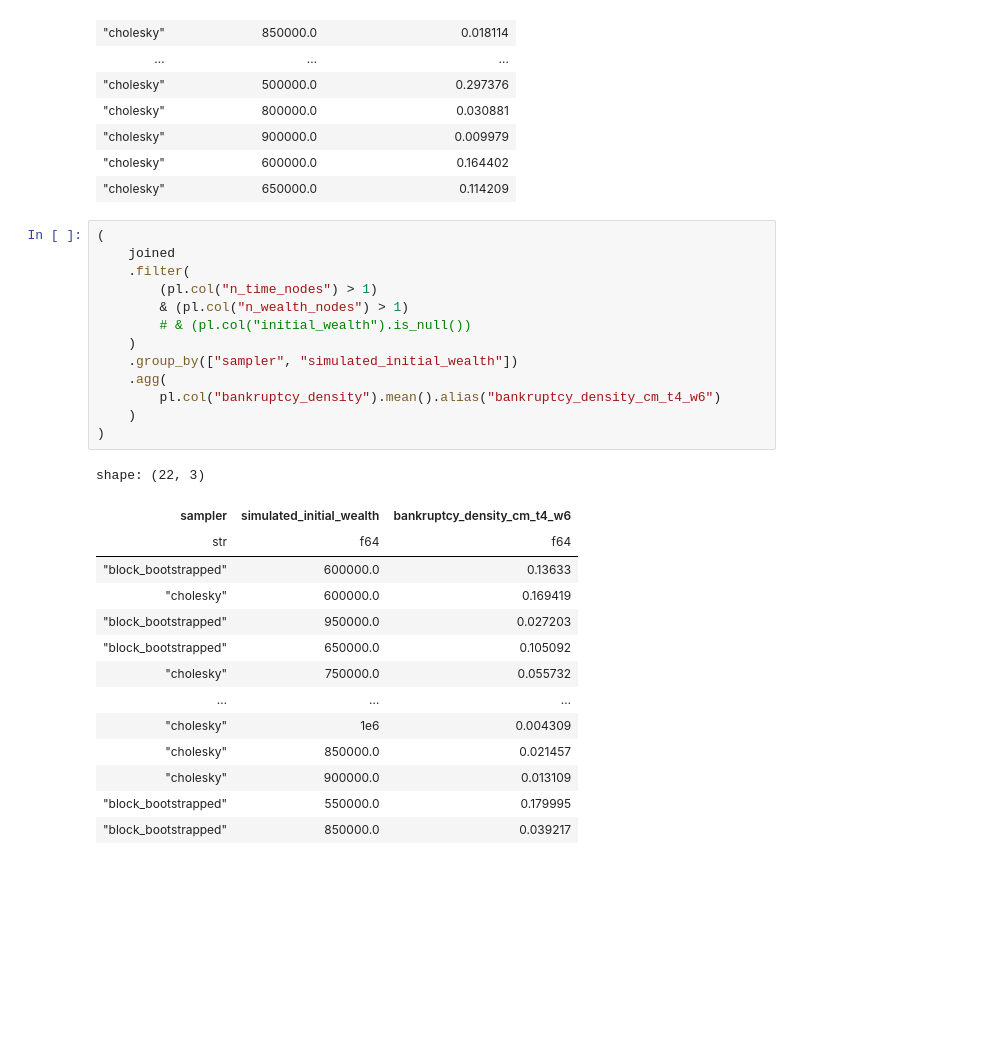
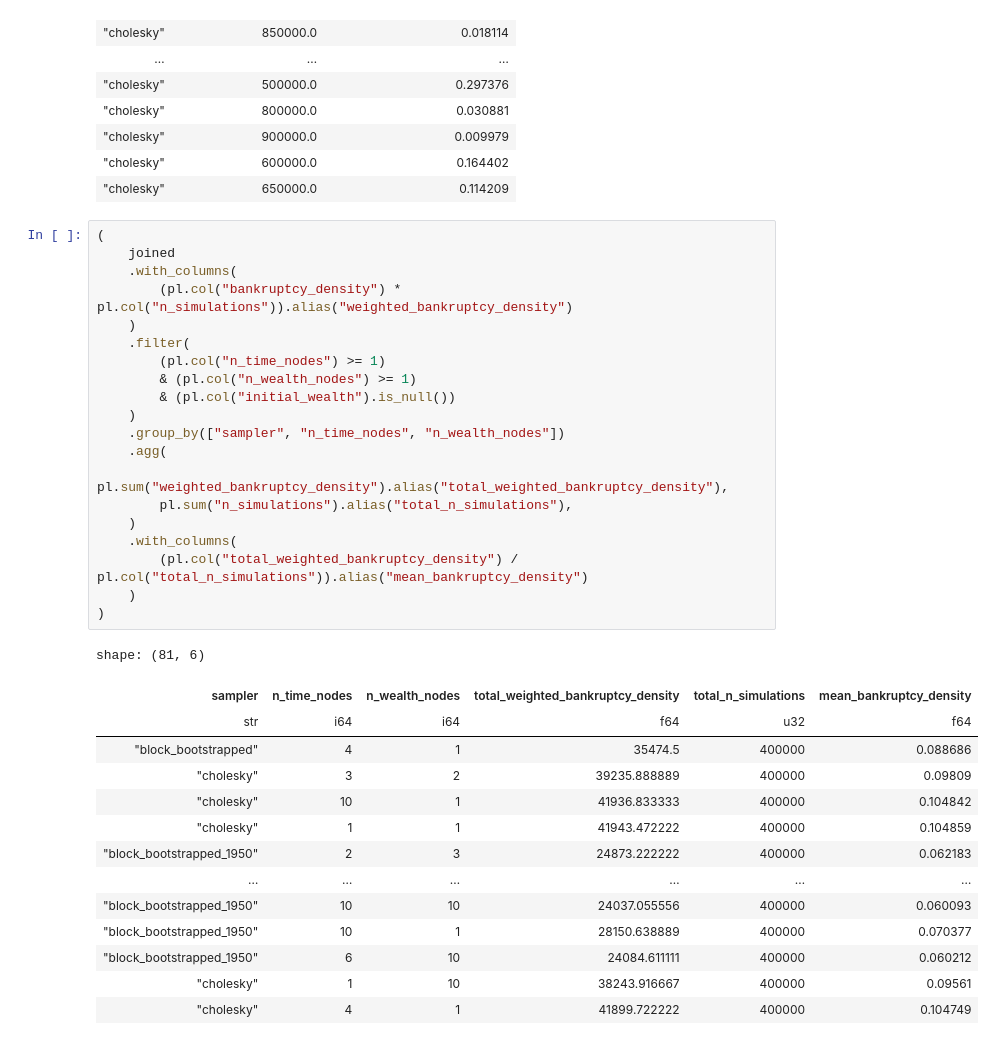
Before and after one commit to Creykish/MADS-Project, a Jupyter notebook: Code/Analysis/2__control_matrix_analysis.ipynb, the cells around one changed output. Saved outputs shown, nothing was run; the diff lists cells and outputs as text; blank space fills up the shorter version.

```diff
--- a/Code/Analysis/2__control_matrix_analysis.ipynb
+++ b/Code/Analysis/2__control_matrix_analysis.ipynb
@@ -654,28 +622,35 @@ shape: (11, 3)
 # %%
 (
     joined
+    .with_columns(
+        (pl.col("bankruptcy_density") * pl.col("n_simulations")).alias("weighted_bankruptcy_density")
+    )
     .filter(
-        (pl.col("n_time_nodes") > 1)
-        & (pl.col("n_wealth_nodes") > 1)
-        # & (pl.col("initial_wealth").is_null())
+        (pl.col("n_time_nodes") >= 1)
+        & (pl.col("n_wealth_nodes") >= 1)
+        & (pl.col("initial_wealth").is_null())
     )
-    .group_by(["sampler", "simulated_initial_wealth"])
+    .group_by(["sampler", "n_time_nodes", "n_wealth_nodes"])
     .agg(
-        pl.col("bankruptcy_density").mean().alias("bankruptcy_density_cm_t4_w6")
+        pl.sum("weighted_bankruptcy_density").alias("total_weighted_bankruptcy_density"),
+        pl.sum("n_simulations").alias("total_n_simulations"),
+    )
+    .with_columns(
+        (pl.col("total_weighted_bankruptcy_density") / pl.col("total_n_simulations")).alias("mean_bankruptcy_density")
     )
 )
 # %% [output]
-shape: (22, 3)
+shape: (81, 6)
-| sampler | simulated_initial_wealth | bankruptcy_density_cm_t4_w6 |
-| str | f64 | f64 |
-| "block_bootstrapped" | 600000.0 | 0.13633 |
-| "cholesky" | 600000.0 | 0.169419 |
-| "block_bootstrapped" | 950000.0 | 0.027203 |
-| "block_bootstrapped" | 650000.0 | 0.105092 |
-| "cholesky" | 750000.0 | 0.055732 |
-| … | … | … |
-| "cholesky" | 1e6 | 0.004309 |
-| "cholesky" | 850000.0 | 0.021457 |
-| "cholesky" | 900000.0 | 0.013109 |
-| "block_bootstrapped" | 550000.0 | 0.179995 |
-| "block_bootstrapped" | 850000.0 | 0.039217 |
+| sampler | n_time_nodes | n_wealth_nodes | total_weighted_bankruptcy_density | total_n_simulations | mean_bankruptcy_density |
+| str | i64 | i64 | f64 | u32 | f64 |
+| "block_bootstrapped" | 4 | 1 | 35474.5 | 400000 | 0.088686 |
+| "cholesky" | 3 | 2 | 39235.888889 | 400000 | 0.09809 |
+| "cholesky" | 10 | 1 | 41936.833333 | 400000 | 0.104842 |
+| "cholesky" | 1 | 1 | 41943.472222 | 400000 | 0.104859 |
+| "block_bootstrapped_1950" | 2 | 3 | 24873.222222 | 400000 | 0.062183 |
+| … | … | … | … | … | … |
+| "block_bootstrapped_1950" | 10 | 10 | 24037.055556 | 400000 | 0.060093 |
+| "block_bootstrapped_1950" | 10 | 1 | 28150.638889 | 400000 | 0.070377 |
+| "block_bootstrapped_1950" | 6 | 10 | 24084.611111 | 400000 | 0.060212 |
+| "cholesky" | 1 | 10 | 38243.916667 | 400000 | 0.09561 |
+| "cholesky" | 4 | 1 | 41899.722222 | 400000 | 0.104749 |
```
Also changed, not shown: parts of 8 cells of this notebook, 38 other files.
